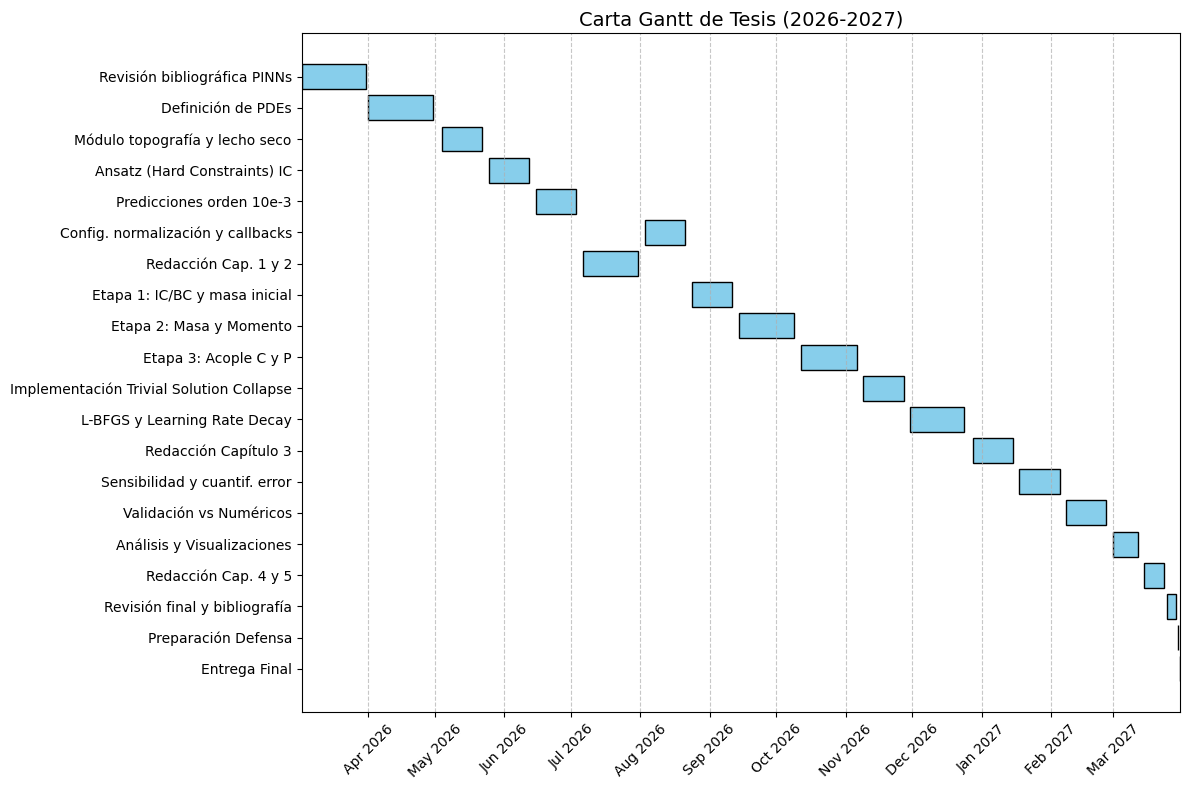
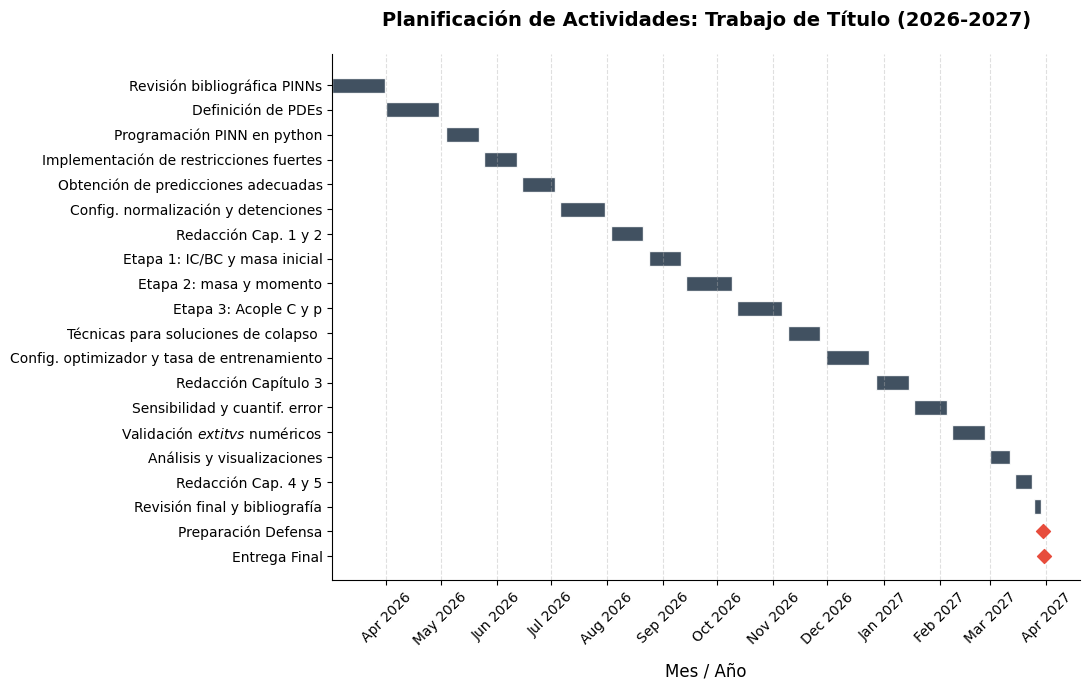
The change to this notebook cell's code, shown as a diff; its figure went from the first image to the second:
--- before
+++ after
@@ -7,18 +7,18 @@
     {"ID": 1, "Task": "Revisión bibliográfica PINNs", "Start": "2026-03-02", "End": "2026-03-31"},
     {"ID": 2, "Task": "Definición de PDEs", "Start": "2026-04-01", "End": "2026-04-30"},
-    {"ID": 3, "Task": "Módulo topografía y lecho seco", "Start": "2026-05-04", "End": "2026-05-22"},
-    {"ID": 4, "Task": "Ansatz (Hard Constraints) IC", "Start": "2026-05-25", "End": "2026-06-12"},
-    {"ID": 5, "Task": "Predicciones orden 10e-3", "Start": "2026-06-15", "End": "2026-07-03"},
-    {"ID": 6, "Task": "Config. normalización y callbacks", "Start": "2026-08-03", "End": "2026-08-21"},
-    {"ID": 7, "Task": "Redacción Cap. 1 y 2", "Start": "2026-07-06", "End": "2026-07-31"},
+    {"ID": 3, "Task": "Programación PINN en python", "Start": "2026-05-04", "End": "2026-05-22"},
+    {"ID": 4, "Task": "Implementación de restricciones fuertes", "Start": "2026-05-25", "End": "2026-06-12"},
+    {"ID": 5, "Task": "Obtención de predicciones adecuadas", "Start": "2026-06-15", "End": "2026-07-03"},
+    {"ID": 6, "Task": "Config. normalización y detenciones", "Start": "2026-07-06", "End": "2026-07-31"},
+    {"ID": 7, "Task": "Redacción Cap. 1 y 2", "Start": "2026-08-03", "End": "2026-08-21"},
     {"ID": 8, "Task": "Etapa 1: IC/BC y masa inicial", "Start": "2026-08-24", "End": "2026-09-11"},
-    {"ID": 9, "Task": "Etapa 2: Masa y Momento", "Start": "2026-09-14", "End": "2026-10-09"},
-    {"ID": 10, "Task": "Etapa 3: Acople C y P", "Start": "2026-10-12", "End": "2026-11-06"},
-    {"ID": 11, "Task": "Implementación Trivial Solution Collapse", "Start": "2026-11-09", "End": "2026-11-27"},
-    {"ID": 12, "Task": "L-BFGS y Learning Rate Decay", "Start": "2026-11-30", "End": "2026-12-24"},
+    {"ID": 9, "Task": "Etapa 2: masa y momento", "Start": "2026-09-14", "End": "2026-10-09"},
+    {"ID": 10, "Task": "Etapa 3: Acople C y p", "Start": "2026-10-12", "End": "2026-11-06"},
+    {"ID": 11, "Task": "Técnicas para soluciones de colapso ", "Start": "2026-11-09", "End": "2026-11-27"},
+    {"ID": 12, "Task": "Config. optimizador y tasa de entrenamiento", "Start": "2026-11-30", "End": "2026-12-24"},
     {"ID": 13, "Task": "Redacción Capítulo 3", "Start": "2026-12-28", "End": "2027-01-15"},
     {"ID": 14, "Task": "Sensibilidad y cuantif. error", "Start": "2027-01-18", "End": "2027-02-05"},
-    {"ID": 15, "Task": "Validación vs Numéricos", "Start": "2027-02-08", "End": "2027-02-26"},
-    {"ID": 16, "Task": "Análisis y Visualizaciones", "Start": "2027-03-01", "End": "2027-03-12"},
+    {"ID": 15, "Task": "Validación $\textit{vs}$ numéricos", "Start": "2027-02-08", "End": "2027-02-26"},
+    {"ID": 16, "Task": "Análisis y visualizaciones", "Start": "2027-03-01", "End": "2027-03-12"},
     {"ID": 17, "Task": "Redacción Cap. 4 y 5", "Start": "2027-03-15", "End": "2027-03-24"},
     {"ID": 18, "Task": "Revisión final y bibliografía", "Start": "2027-03-25", "End": "2027-03-29"},
@@ -30,20 +30,37 @@
 df['Start'] = pd.to_datetime(df['Start'])
 df['End'] = pd.to_datetime(df['End'])
-df = df.iloc[::-1] # Invertir para que la 1 quede arriba
+df = df.iloc[::-1]
 
-fig, ax = plt.subplots(figsize=(12, 8))
+fig, ax = plt.subplots(figsize=(11, 7))
+
+# Colores institucionales (Azul acero)
+bar_color = '#2c3e50'
+
 for i, task in df.iterrows():
     start = mdates.date2num(task['Start'])
     end = mdates.date2num(task['End'])
-    ax.barh(task['Task'], end - start, left=start, color='skyblue', edgecolor='black')
+    
+    # Si es un hito de un solo día (Defensa/Entrega), usamos un color distinto
+    if task['Start'] == task['End']:
+        # Aquí estaba el error. Cambiamos \"\" por ""
+        ax.scatter(start, task['Task'], color='#e74c3c', marker='D', s=50, zorder=3, label='Hito' if i==19 else "")
+    else:
+        ax.barh(task['Task'], end - start, left=start, color=bar_color, edgecolor='white', height=0.6, alpha=0.9)
 
-ax.xaxis.set_major_locator(mdates.MonthLocator())
+# Formateo de fechas
+ax.xaxis.set_major_locator(mdates.MonthLocator(interval=1))
 ax.xaxis.set_major_formatter(mdates.DateFormatter('%b %Y'))
 plt.xticks(rotation=45)
-plt.title('Carta Gantt de Tesis (2026-2027)', fontsize=14)
-plt.grid(axis='x', linestyle='--', alpha=0.7)
+
+# Títulos y ejes
+plt.title('Planificación de Actividades: Trabajo de Título (2026-2027)', fontsize=14, fontweight='bold', pad=20)
+ax.set_xlabel('Mes / Año', fontsize=12, labelpad=10)
+ax.grid(axis='x', linestyle='--', alpha=0.4)
+
+# Eliminar bordes innecesarios (estilo minimalista)
+ax.spines['top'].set_visible(False)
+ax.spines['right'].set_visible(False)
+
 plt.tight_layout()
-
-# Guardar como PNG
-plt.savefig('carta_gantt_tesis.png', dpi=300)
+plt.savefig('carta_gantt_formal.png', dpi=400, bbox_inches='tight')
 plt.show()

Commit: Casi terminado T4